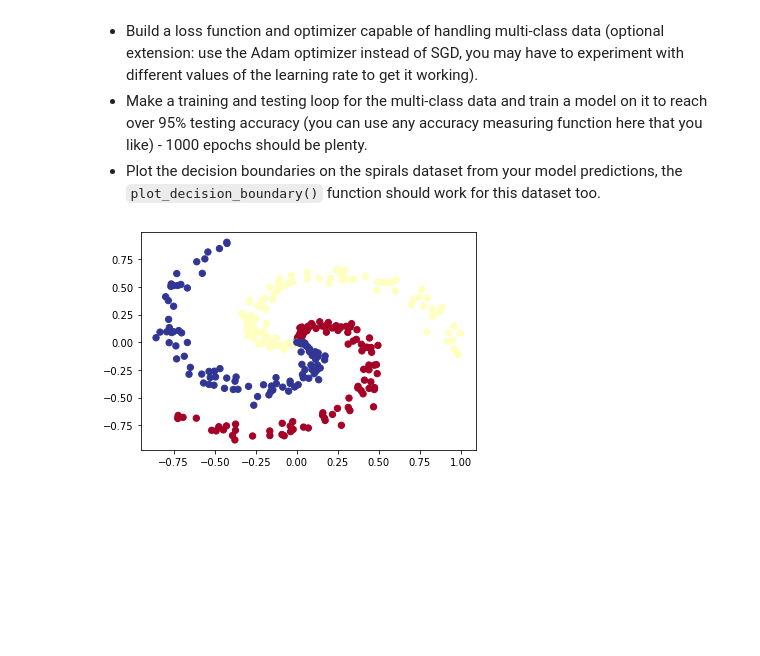
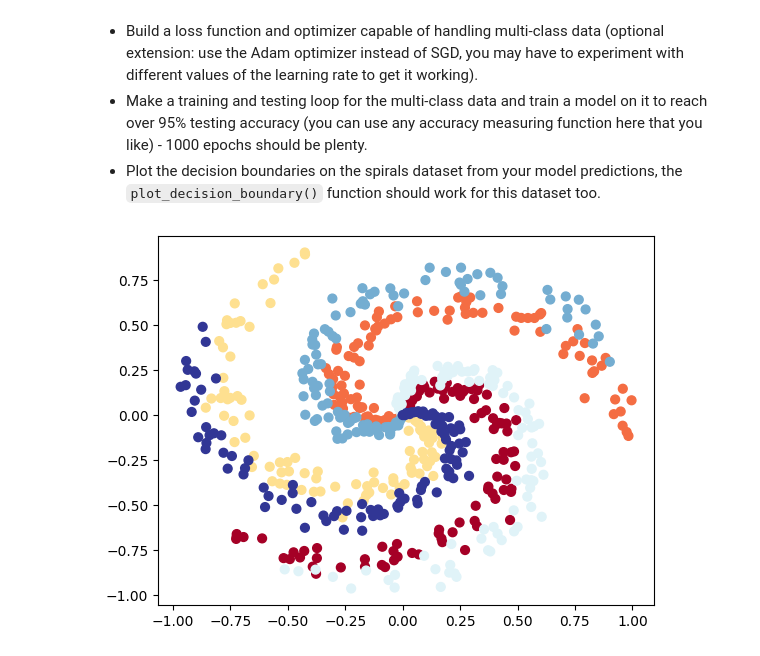
Before and after one commit to FrojdJocke/PyTorch-ZTM, a Jupyter notebook: extras/exercises/02_pytorch_classification_exercises.ipynb, the cells around one changed output. Drawn from its saved outputs; the diff is of its cells as text; code cells hidden in the pictures; blank space fills up the shorter version.

```diff
--- a/extras/exercises/02_pytorch_classification_exercises.ipynb
+++ b/extras/exercises/02_pytorch_classification_exercises.ipynb
@@ -271,25 +325,25 @@ def plot_decision_boundary(model, X, y):
 # %%
 # Code for creating a spiral dataset from CS231n
 import numpy as np
 import matplotlib.pyplot as plt
 RANDOM_SEED = 42
 np.random.seed(RANDOM_SEED)
 N = 100  # number of points per class
 D = 2  # dimensionality
-K = 3  # number of classes
+K = 6  # number of classes
 X = np.zeros((N*K, D))  # data matrix (each row = single example)
 y = np.zeros(N*K, dtype='uint8')  # class labels
 for j in range(K):
     ix = range(N*j, N*(j+1))
     r = np.linspace(0.0, 1, N)  # radius
     t = np.linspace(j*4, (j+1)*4, N) + np.random.randn(N)*0.2  # theta
     X[ix] = np.c_[r*np.sin(t), r*np.cos(t)]
     y[ix] = j
 # lets visualize the data
 plt.scatter(X[:, 0], X[:, 1], c=y, s=40, cmap=plt.cm.RdYlBu)
 plt.show()
 # %% [output]
-[figure, old version]
+[figure, new version]
 # %%
 # Turn data into tensors
 from sklearn.model_selection import train_test_split
```
Also changed, not shown: parts of 21 cells of this notebook, 2 other files.
